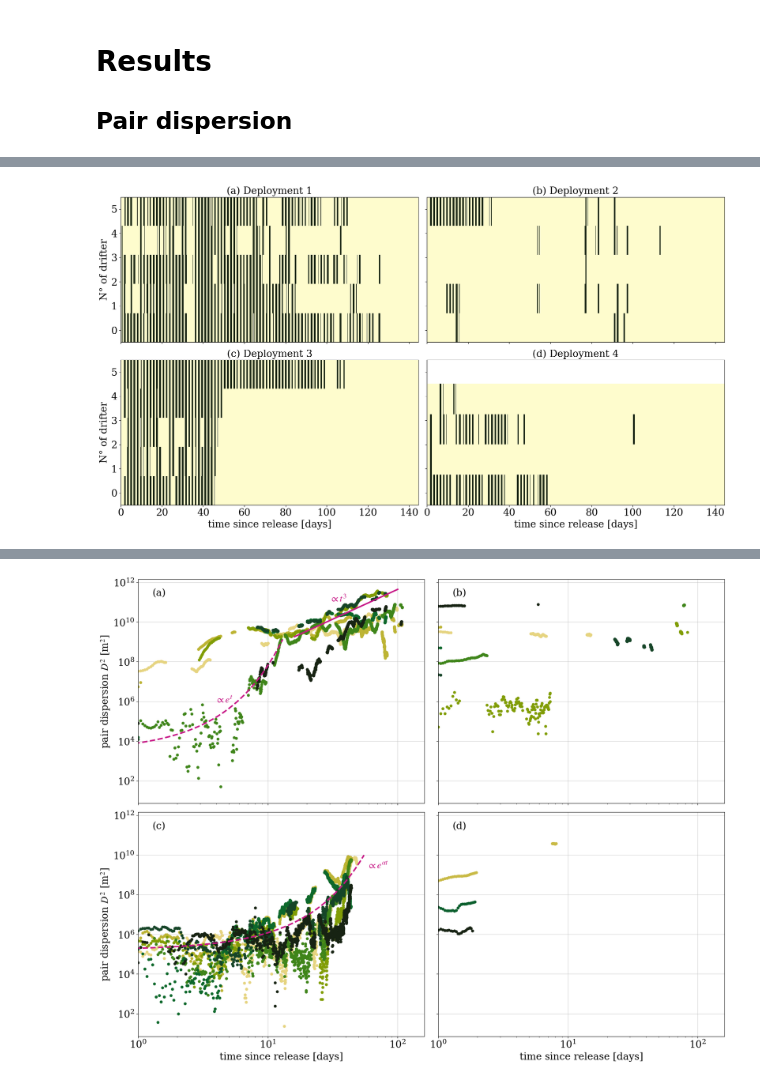
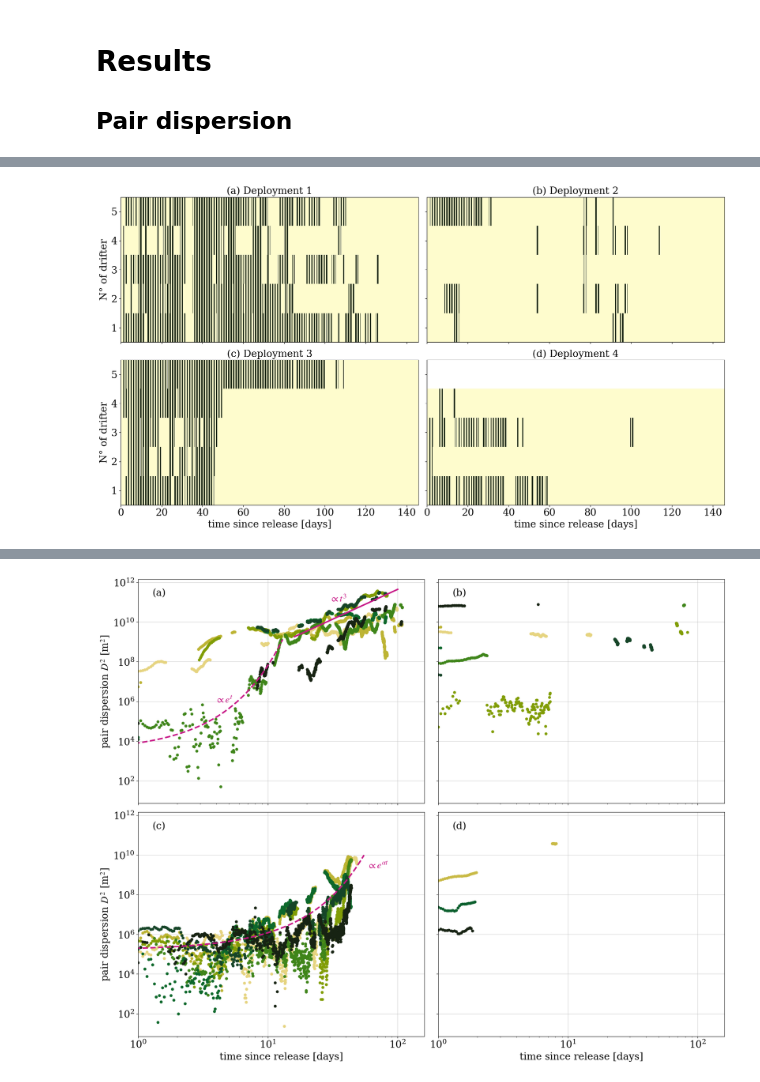
Before and after one commit to vadmbertr/otc25-final_report, a Jupyter notebook: sections/03_results.ipynb, the cells around one changed output, grey strips where cells are left out. Drawn from its saved outputs; the diff is of its cells as text; code cells hidden in the pictures.

```diff
--- a/sections/03_results.ipynb
+++ b/sections/03_results.ipynb
@@ -112,25 +116,28 @@ Ds_4, Ks_4, mask_pair_4 = calculate_pair_separation_pair_diffusivity_and_mask_pa
 # %%
+#| label: fig-pair-masks
+#| fig-cap: "Mask showing if the drifters transmitted their position. The black rectangles indicate that the transmission was successful, yellow rectangles indicate that they did not transmit. L2 trajectories are used for the analysis. "
+
 fig, ax = plt.subplots(2,2, sharex = True, sharey = True, figsize = (18,10))
 
-ax[0,0].imshow(masks_time_1, aspect='auto', interpolation='none', cmap=cmo.speed, extent = (0,masks_time_1.shape[1]*30/1440, -0.5, masks_time_1.shape[0] + 0.5))
-ax[0,1].imshow(masks_time_2, aspect='auto', interpolation='none', cmap=cmo.speed, extent = (0,masks_time_2.shape[1]*30/1440, -0.5, masks_time_2.shape[0] + 0.5))
-ax[1,0].imshow(masks_time_3, aspect='auto', interpolation='none', cmap=cmo.speed, extent = (0,masks_time_3.shape[1]*30/1440, -0.5, masks_time_3.shape[0] + 0.5))
-ax[1,1].imshow(masks_time_4, aspect='auto', interpolation='none', cmap=cmo.speed, extent = (0,masks_time_4.shape[1]*30/1440, -0.5, masks_time_4.shape[0] + 0.5))
+ax[0,0].imshow(masks_time_1, aspect='auto', interpolation='none', cmap=cmo.speed, extent = (0,masks_time_1.shape[1]*30/1440, 0.50, masks_time_1.shape[0] + 0.5))
+ax[0,1].imshow(masks_time_2, aspect='auto', interpolation='none', cmap=cmo.speed, extent = (0,masks_time_2.shape[1]*30/1440, 0.50, masks_time_2.shape[0] + 0.5))
+ax[1,0].imshow(masks_time_3, aspect='auto', interpolation='none', cmap=cmo.speed, extent = (0,masks_time_3.shape[1]*30/1440, 0.50, masks_time_3.shape[0] + 0.5))
+ax[1,1].imshow(masks_time_4, aspect='auto', interpolation='none', cmap=cmo.speed, extent = (0,masks_time_4.shape[1]*30/1440, 0.50, masks_time_4.shape[0] + 0.5))
 
 ax[0,0].set_title('(a) Deployment 1', fontsize = 20)
 ax[0,1].set_title('(b) Deployment 2', fontsize = 20)
 ax[1,0].set_title('(c) Deployment 3', fontsize = 20)
 ax[1,1].set_title('(d) Deployment 4', fontsize = 20)
 
 ax[0,0].set_ylabel('N° of drifter')
 ax[1,0].set_ylabel('N° of drifter')
 
-ax[0,0].set_ylim(-0.5, masks_time_1.shape[0] + 0.5)
+ax[0,0].set_ylim(0.5, masks_time_1.shape[0] + 0.5)
 
 ax[1,0].set_xlabel('time since release [days]')
 ax[1,1].set_xlabel('time since release [days]')
 
 plt.tight_layout()
 plt.show()
 # %% [output]
-[figure, old version]
+[figure, new version]
```
Also changed, not shown: parts of 14 cells of this notebook, 7 other files.
